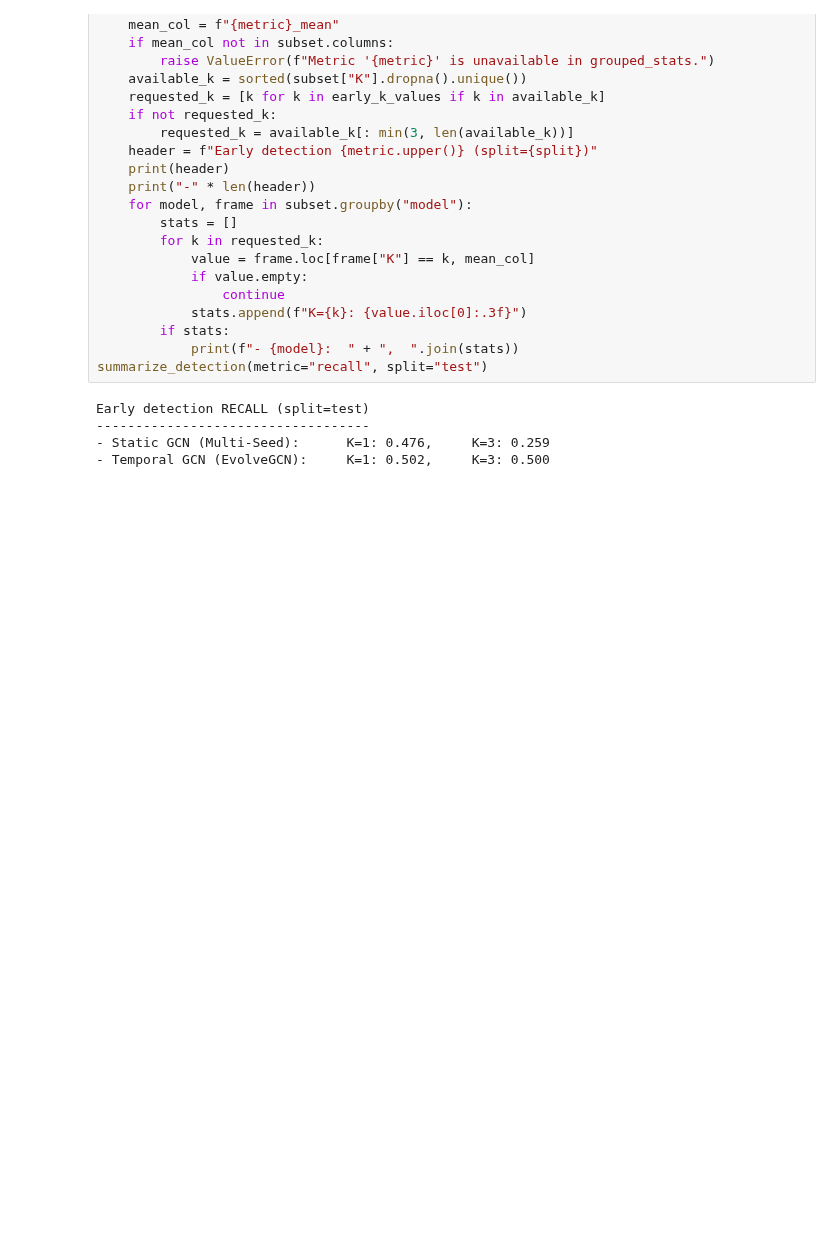
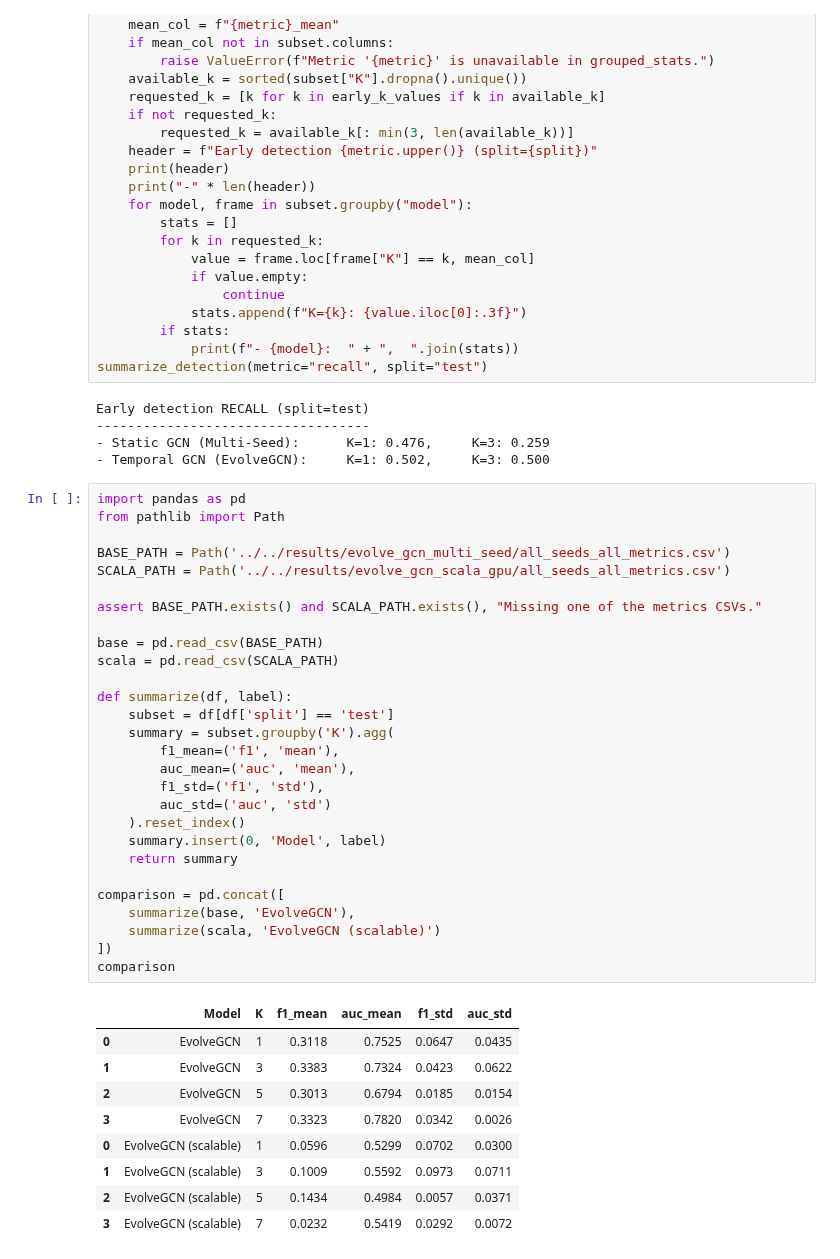
Before and after one commit to flatala/graph_ml, a Jupyter notebook: notebooks/experiments/model_performance_analysis.ipynb, the cells around one changed output. Drawn from its saved outputs; the diff is of its cells as text; blank space fills up the shorter version.

```diff
--- a/notebooks/experiments/model_performance_vs_k.ipynb
+++ b/notebooks/experiments/model_performance_analysis.ipynb
@@ -408,3 +408,41 @@ Early detection RECALL (split=test)
 -----------------------------------
 - Static GCN (Multi-Seed):      K=1: 0.476,     K=3: 0.259
 - Temporal GCN (EvolveGCN):     K=1: 0.502,     K=3: 0.500
+# %%
+import pandas as pd
+from pathlib import Path
+
+BASE_PATH = Path('../../results/evolve_gcn_multi_seed/all_seeds_all_metrics.csv')
+SCALA_PATH = Path('../../results/evolve_gcn_scala_gpu/all_seeds_all_metrics.csv')
+
+assert BASE_PATH.exists() and SCALA_PATH.exists(), "Missing one of the metrics CSVs."
+
+base = pd.read_csv(BASE_PATH)
+scala = pd.read_csv(SCALA_PATH)
+
+def summarize(df, label):
+    subset = df[df['split'] == 'test']
+    summary = subset.groupby('K').agg(
+        f1_mean=('f1', 'mean'),
+        auc_mean=('auc', 'mean'),
+        f1_std=('f1', 'std'),
+        auc_std=('auc', 'std')
+    ).reset_index()
+    summary.insert(0, 'Model', label)
+    return summary
+
+comparison = pd.concat([
+    summarize(base, 'EvolveGCN'),
+    summarize(scala, 'EvolveGCN (scalable)')
+])
+comparison
+# %% [output]
+|  | Model | K | f1_mean | auc_mean | f1_std | auc_std |
+| 0 | EvolveGCN | 1 | 0.3118 | 0.7525 | 0.0647 | 0.0435 |
+| 1 | EvolveGCN | 3 | 0.3383 | 0.7324 | 0.0423 | 0.0622 |
+| 2 | EvolveGCN | 5 | 0.3013 | 0.6794 | 0.0185 | 0.0154 |
+| 3 | EvolveGCN | 7 | 0.3323 | 0.7820 | 0.0342 | 0.0026 |
+| 0 | EvolveGCN (scalable) | 1 | 0.0596 | 0.5299 | 0.0702 | 0.0300 |
+| 1 | EvolveGCN (scalable) | 3 | 0.1009 | 0.5592 | 0.0973 | 0.0711 |
+| 2 | EvolveGCN (scalable) | 5 | 0.1434 | 0.4984 | 0.0057 | 0.0371 |
+| 3 | EvolveGCN (scalable) | 7 | 0.0232 | 0.5419 | 0.0292 | 0.0072 |
```
Also changed, not shown: 3 other files.
